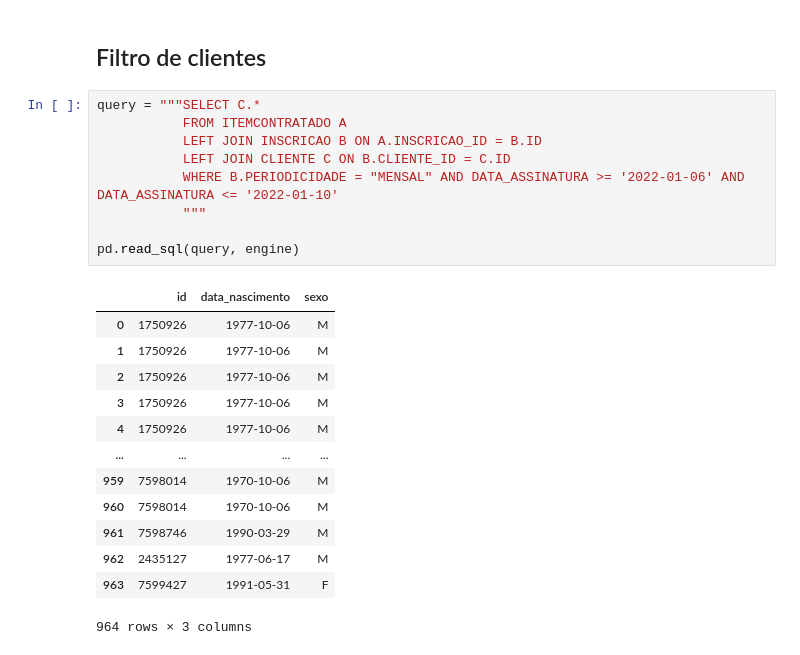
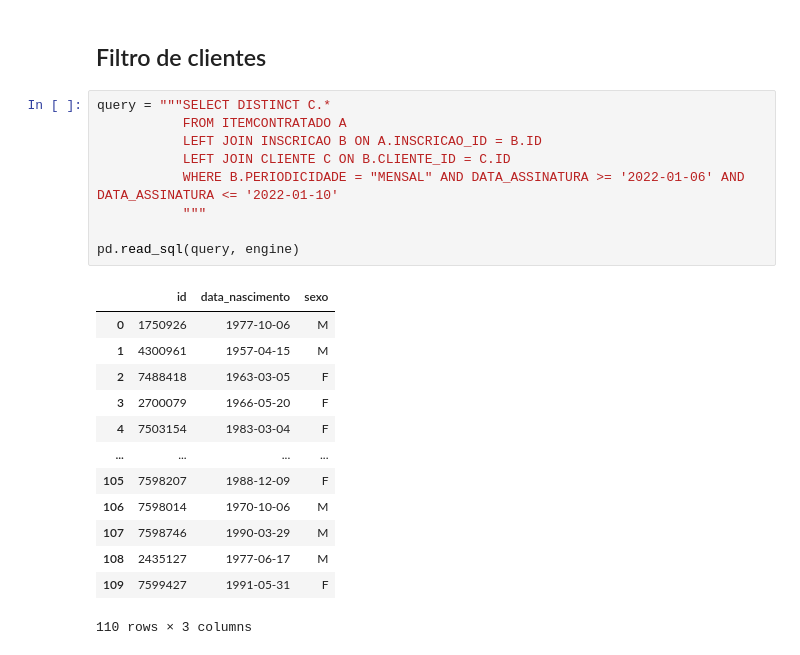
Before and after one commit to diegoguerrieri/alura_data, a Jupyter notebook: semana_10.ipynb, the cells around one changed output. Saved outputs shown, nothing was run; the diff lists cells and outputs as text.

```diff
--- a/semana_10.ipynb
+++ b/semana_10.ipynb
@@ -194,25 +194,25 @@ pd.read_sql(query, engine)
 # %% [markdown]
 ## Filtro de clientes
 # %%
-query = """SELECT C.*
+query = """SELECT DISTINCT C.*
            FROM ITEMCONTRATADO A
            LEFT JOIN INSCRICAO B ON A.INSCRICAO_ID = B.ID
            LEFT JOIN CLIENTE C ON B.CLIENTE_ID = C.ID
            WHERE B.PERIODICIDADE = "MENSAL" AND DATA_ASSINATURA >= '2022-01-06' AND DATA_ASSINATURA <= '2022-01-10'
            """
 
 pd.read_sql(query, engine)
 # %% [output]
 |  | id | data_nascimento | sexo |
 | 0 | 1750926 | 1977-10-06 | M |
-| 1 | 1750926 | 1977-10-06 | M |
-| 2 | 1750926 | 1977-10-06 | M |
-| 3 | 1750926 | 1977-10-06 | M |
-| 4 | 1750926 | 1977-10-06 | M |
+| 1 | 4300961 | 1957-04-15 | M |
+| 2 | 7488418 | 1963-03-05 | F |
+| 3 | 2700079 | 1966-05-20 | F |
+| 4 | 7503154 | 1983-03-04 | F |
 | ... | ... | ... | ... |
-| 959 | 7598014 | 1970-10-06 | M |
-| 960 | 7598014 | 1970-10-06 | M |
-| 961 | 7598746 | 1990-03-29 | M |
-| 962 | 2435127 | 1977-06-17 | M |
-| 963 | 7599427 | 1991-05-31 | F |
+| 105 | 7598207 | 1988-12-09 | F |
+| 106 | 7598014 | 1970-10-06 | M |
+| 107 | 7598746 | 1990-03-29 | M |
+| 108 | 2435127 | 1977-06-17 | M |
+| 109 | 7599427 | 1991-05-31 | F |
-964 rows × 3 columns
+110 rows × 3 columns
```
